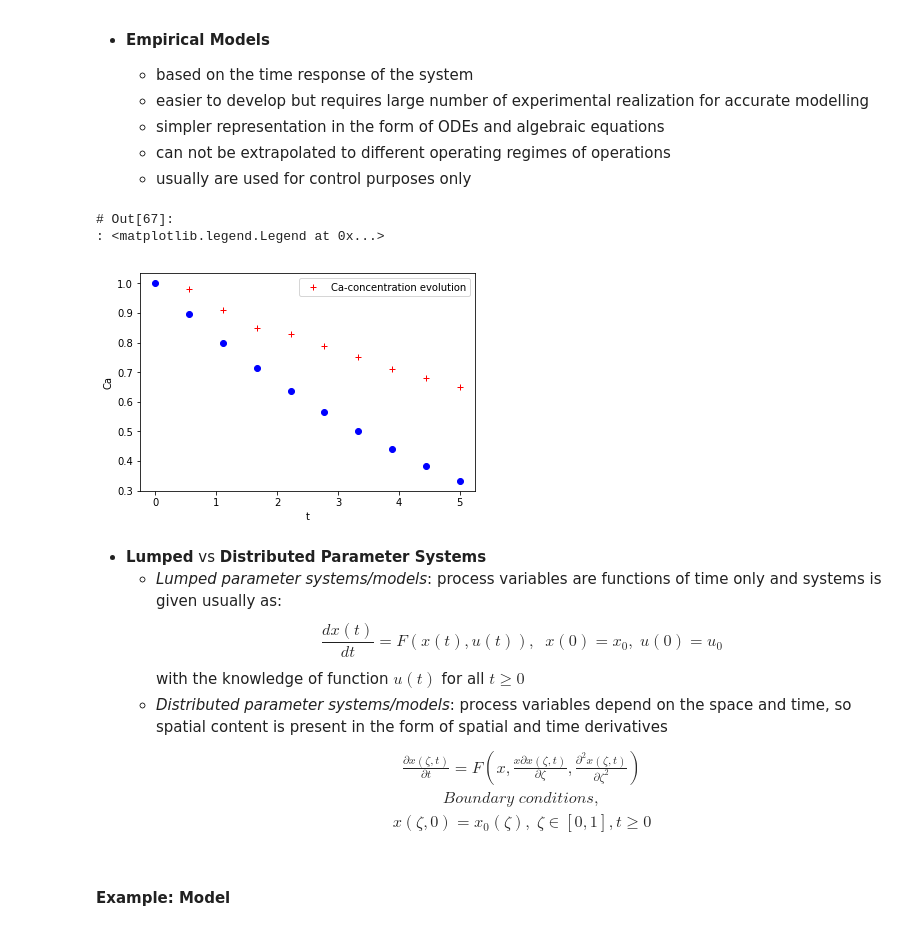
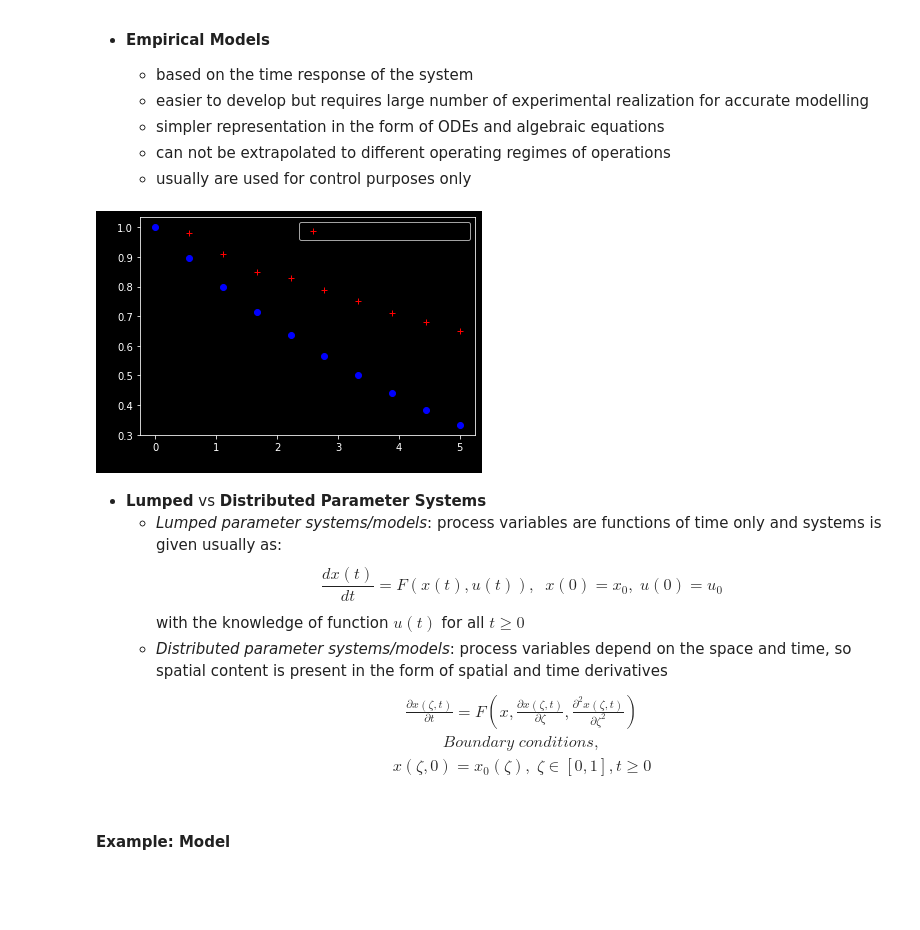
Before and after one commit to stevand/W21_CHE472, a Jupyter notebook: 01-modelling.ipynb, the cells around one changed output. Drawn from its saved outputs; the diff is of its cells as text; code cells hidden in the pictures; blank space fills up the shorter version.

```diff
--- a/01-modelling.ipynb
+++ b/01-modelling.ipynb
@@ -68,26 +68,26 @@
 # %%
 import numpy as np
 import matplotlib.pyplot as plt
 import math
 t = np.linspace(0, 5, 10)  # time of measurements
 Ca= np.array([1.00 , 0.98, 0.91,0.85, 0.83,0.79,0.75,0.71,0.68,0.65]) # the measured concetration in the reactor
 Ca1=np.array([ 1.,0.89473684,0.8,0.71428571,0.63636364,0.56521739,0.5,0.44,0.38461538,0.33333333])
 
-plt.plot(t,Ca,'+r',t,Ca1,'bo')
-plt.xlabel('t')
-plt.ylabel('Ca,Ca1')
-plt.legend(['Ca-concentration evolution'])
+
+with plt.rc_context({'axes.edgecolor':'white', 'axes.facecolor':'black', 'xtick.color':'white', 'ytick.color':'white', 'figure.facecolor':'black'}):
+ plt.plot(t,Ca,'+r',t,Ca1,'bo')
+ plt.xlabel('t')
+ plt.ylabel('Ca,Ca1')
+ plt.legend(['Ca-concentration evolution'])
 # %% [output]
-# Out[67]:
-: <matplotlib.legend.Legend at 0x...>
-[figure, old version]
+[figure, new version]
 # %% [markdown]
 -   **Lumped** vs **Distributed Parameter Systems**
     -   *Lumped parameter systems/models*: process variables are functions of time only and systems is given usually as:
         $$\frac{dx(t)}{dt}=F(x(t),u(t)),\;\;x(0)=x_0,\;u(0)=u_0$$
         with the knowledge of function $u(t)$ for all $t\ge 0$
     -   *Distributed parameter systems/models*: process variables depend on the space and time, so spatial content is present in the form of spatial and time derivatives
-        $$\begin{array}{c}\frac{\partial x(\zeta,t)}{\partial t}=F(x,\frac{x\partial x(\zeta,t)}{\partial \zeta},\frac{\partial^2 x(\zeta,t)}{\partial \zeta^2})\\Boundary\;conditions,\\x(\zeta,0)=x_0(\zeta),\;\zeta\in[0,1], t\ge 0 \end{array} $$
+        $$\begin{array}{c}\frac{\partial x(\zeta,t)}{\partial t}=F(x,\frac{\partial x(\zeta,t)}{\partial \zeta},\frac{\partial^2 x(\zeta,t)}{\partial \zeta^2})\\Boundary\;conditions,\\x(\zeta,0)=x_0(\zeta),\;\zeta\in[0,1], t\ge 0 \end{array} $$
 # %% [markdown]
 #### Example: Model
 # %% [markdown]
```
Also changed, not shown: parts of 2 cells of this notebook, 6 other files.
